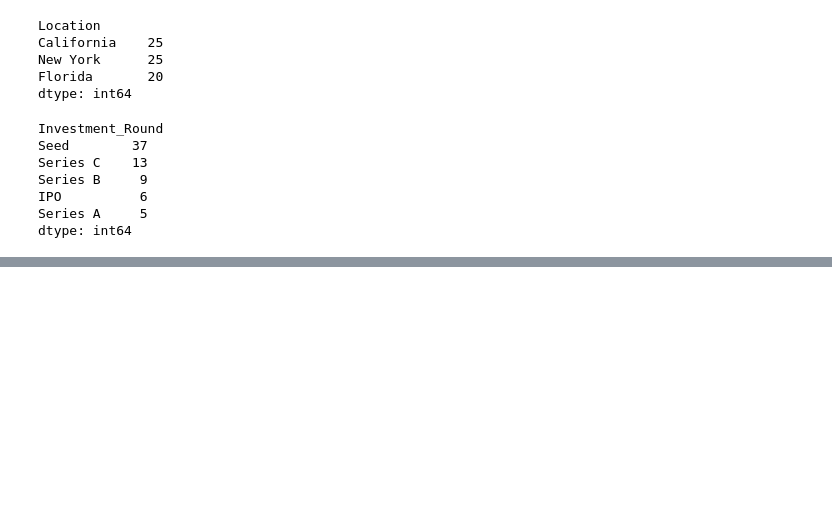
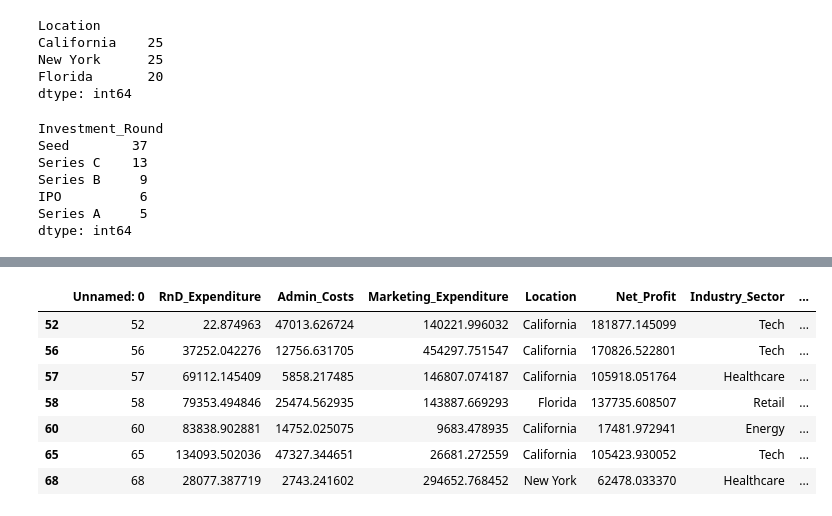
Before and after one commit to joseklapp/UCEMA_2023, a Jupyter notebook: part-3/tp startups regresion/TP 3 - Regresion Startups.ipynb, the cells around one changed output, grey strips where cells are left out. Saved outputs shown, nothing was run; the diff lists cells and outputs as text; code cells hidden in the pictures; blank space fills up the shorter version.

```diff
--- a/part-3/tp startups regresion/TP 3 - Regresion Startups.ipynb
+++ b/part-3/tp startups regresion/TP 3 - Regresion Startups.ipynb
@@ -103,0 +134,11 @@ dtype: int64
+# %%
+df[df['Admin_Costs'] < 50000]
+# %% [output]
+|  | Unnamed: 0 | RnD_Expenditure | Admin_Costs | Marketing_Expenditure | Location | Net_Profit | Industry_Sector | ... |
+| 52 | 52 | 22.874963 | 47013.626724 | 140221.996032 | California | 181877.145099 | Tech | ... |
+| 56 | 56 | 37252.042276 | 12756.631705 | 454297.751547 | California | 170826.522801 | Tech | ... |
+| 57 | 57 | 69112.145409 | 5858.217485 | 146807.074187 | California | 105918.051764 | Healthcare | ... |
+| 58 | 58 | 79353.494846 | 25474.562935 | 143887.669293 | Florida | 137735.608507 | Retail | ... |
+| 60 | 60 | 83838.902881 | 14752.025075 | 9683.478935 | California | 17481.972941 | Energy | ... |
+| 65 | 65 | 134093.502036 | 47327.344651 | 26681.272559 | California | 105423.930052 | Tech | ... |
+| 68 | 68 | 28077.387719 | 2743.241602 | 294652.768452 | New York | 62478.033370 | Healthcare | ... |
```
Also changed, not shown: parts of 24 cells of this notebook.
